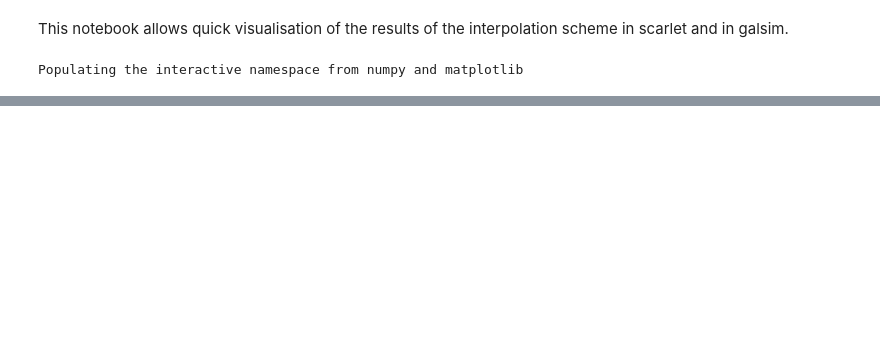
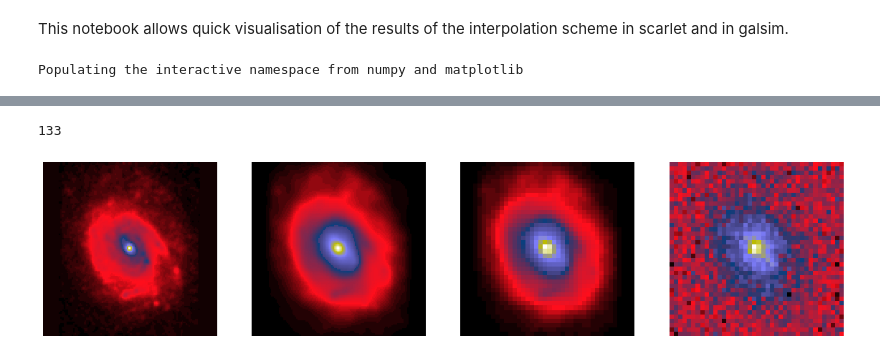
Before and after one commit to herjy/Multi_resolution_comparison, a Jupyter notebook: Reconstruction_test/Galsim_comparison.ipynb, the cells around one changed output, grey strips where cells are left out. Drawn from its saved outputs; the diff is of its cells as text; code cells hidden in the pictures; blank space fills up the shorter version.

```diff
--- a/Reconstruction_test/Galsim_comparison.ipynb
+++ b/Reconstruction_test/Galsim_comparison.ipynb
@@ -210 +213,38 @@ galsim SDR:  18.409350668380313
 ... (12 outputs left out)
+# %%
+
+High = {'name': 'High', 'pixel': 0.06,'psf': 0.06, 'channels': ['f814w']}
+Convolved = {'name': 'Conv', 'pixel': 0.06,'psf': 0.3, 'channels': ['f814w']}
+Low = {'name': 'Low', 'pixel': 0.2,'psf': 0.3, 'channels': ['f814w']}
+
+n_lr = 40#np.int(n_hr*survey_hr['pixel']/survey_lr['pixel'])+1
+n_hr = np.int(np.around(n_lr*Low['pixel']/High['pixel'], decimals = 3))
+print(n_hr)
+
+data_hr, data_lr, wcs_hr, wcs_lr, psf_hr, psf_lr, angle,_,_ = gct.mk_sim(39, High, Convolved,
+                                                         (n_hr, n_hr), (n_hr, n_hr),
+                                                         npsf, cat, gal_type = 'real', smooth = True)
+hr2, lr2, wcs_hr2, wcs_lr2, psf_hr, psf_lr, angle,_,_ = gct.mk_sim(39, High, Low,
+                                                         (n_hr, n_hr), (n_lr, n_lr),
+                                                         npsf, cat, gal_type = 'real', smooth = True)
+
+data_hr = data_hr[None, :,:]
+# %% [output]
+133
+# %%
+plt.figure(figsize = (20,40))
+plt.subplot(141)
+plt.imshow((data_hr[0]))
+plt.axis('off')
+plt.subplot(142)
+plt.imshow((data_lr))
+plt.axis('off')
+plt.subplot(143)
+plt.imshow((lr2))
+plt.axis('off')
+plt.subplot(144)
+plt.imshow((lr2+np.random.randn(*np.shape(lr2))/2.))
+plt.axis('off')
+plt.show()
+# %% [output]
+[figure, added]
```
Also changed, not shown: parts of 4 cells of this notebook, 24 other files.
